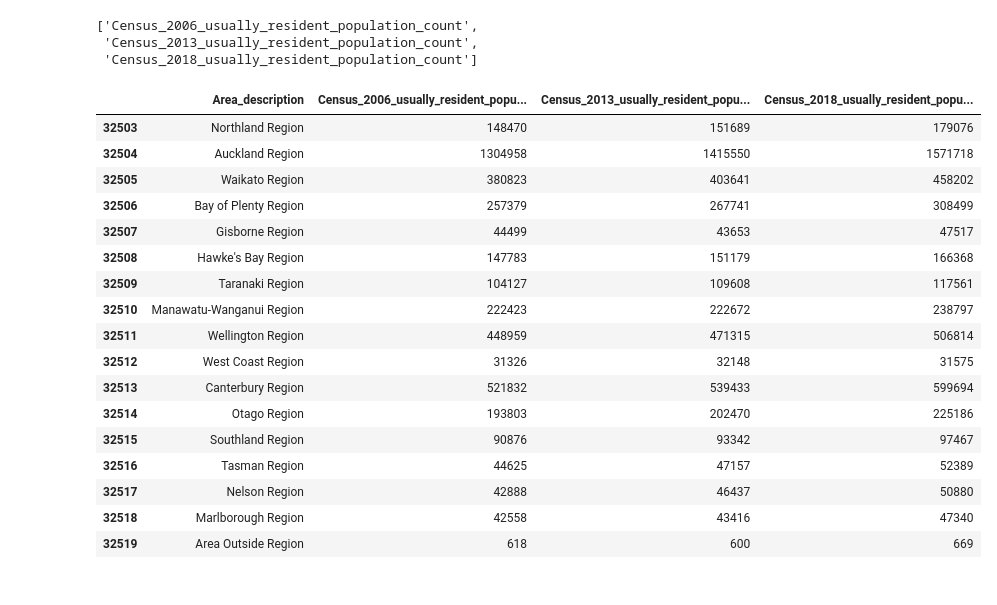
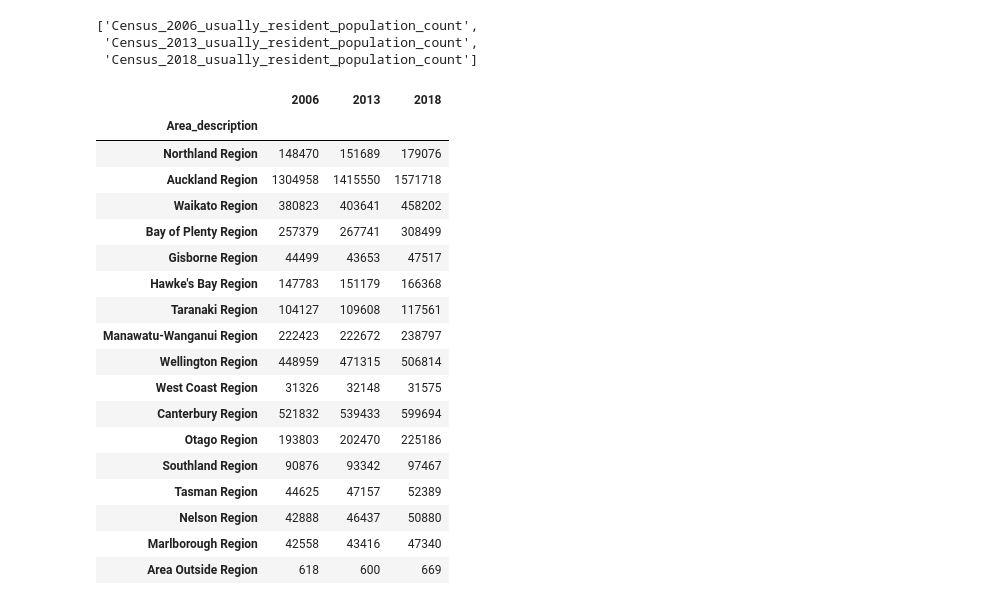
Before and after one commit to hlm628/hackanoho-2025, a Jupyter notebook: hackanoho-2025.ipynb, the cells around one changed output. Cells and saved outputs as stored; diff of their text form; code cells hidden in the pictures.

```diff
--- a/hackanoho-2025.ipynb
+++ b/hackanoho-2025.ipynb
@@ -389,23 +398,27 @@ pop_cols
  'Census_2013_usually_resident_population_count',
  'Census_2018_usually_resident_population_count']
 # %%
-RC_df.loc[:, ['Area_description']+pop_cols]
+RC_pop_df = RC_df.loc[:, ['Area_description']+pop_cols]
+RC_pop_df.columns = ['Area_description'] + [c.split('_')[1] for c in pop_cols]
+RC_pop_df = RC_pop_df.set_index('Area_description')
+RC_pop_df
 # %% [output]
-|  | Area_description | Census_2006_usually_resident_popu... | Census_2013_usually_resident_popu... | Census_2018_usually_resident_popu... |
-| 32503 | Northland Region | 148470 | 151689 | 179076 |
-| 32504 | Auckland Region | 1304958 | 1415550 | 1571718 |
-| 32505 | Waikato Region | 380823 | 403641 | 458202 |
-| 32506 | Bay of Plenty Region | 257379 | 267741 | 308499 |
-| 32507 | Gisborne Region | 44499 | 43653 | 47517 |
-| 32508 | Hawke's Bay Region | 147783 | 151179 | 166368 |
-| 32509 | Taranaki Region | 104127 | 109608 | 117561 |
-| 32510 | Manawatu-Wanganui Region | 222423 | 222672 | 238797 |
-| 32511 | Wellington Region | 448959 | 471315 | 506814 |
-| 32512 | West Coast Region | 31326 | 32148 | 31575 |
-| 32513 | Canterbury Region | 521832 | 539433 | 599694 |
-| 32514 | Otago Region | 193803 | 202470 | 225186 |
-| 32515 | Southland Region | 90876 | 93342 | 97467 |
-| 32516 | Tasman Region | 44625 | 47157 | 52389 |
-| 32517 | Nelson Region | 42888 | 46437 | 50880 |
-| 32518 | Marlborough Region | 42558 | 43416 | 47340 |
-| 32519 | Area Outside Region | 618 | 600 | 669 |
+|  | 2006 | 2013 | 2018 |
+| Area_description |  |  |  |
+| Northland Region | 148470 | 151689 | 179076 |
+| Auckland Region | 1304958 | 1415550 | 1571718 |
+| Waikato Region | 380823 | 403641 | 458202 |
+| Bay of Plenty Region | 257379 | 267741 | 308499 |
+| Gisborne Region | 44499 | 43653 | 47517 |
+| Hawke's Bay Region | 147783 | 151179 | 166368 |
+| Taranaki Region | 104127 | 109608 | 117561 |
+| Manawatu-Wanganui Region | 222423 | 222672 | 238797 |
+| Wellington Region | 448959 | 471315 | 506814 |
+| West Coast Region | 31326 | 32148 | 31575 |
+| Canterbury Region | 521832 | 539433 | 599694 |
+| Otago Region | 193803 | 202470 | 225186 |
+| Southland Region | 90876 | 93342 | 97467 |
+| Tasman Region | 44625 | 47157 | 52389 |
+| Nelson Region | 42888 | 46437 | 50880 |
+| Marlborough Region | 42558 | 43416 | 47340 |
+| Area Outside Region | 618 | 600 | 669 |
```
Also changed, not shown: parts of 5 cells of this notebook.
